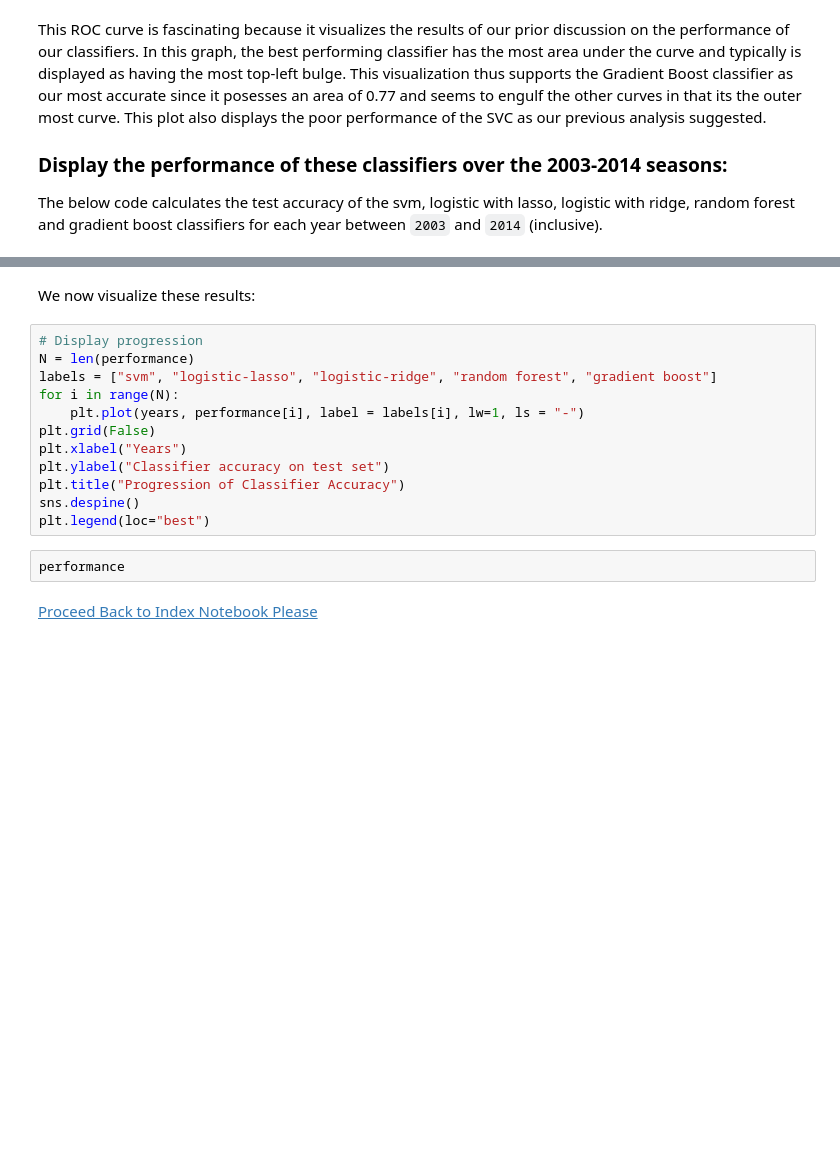
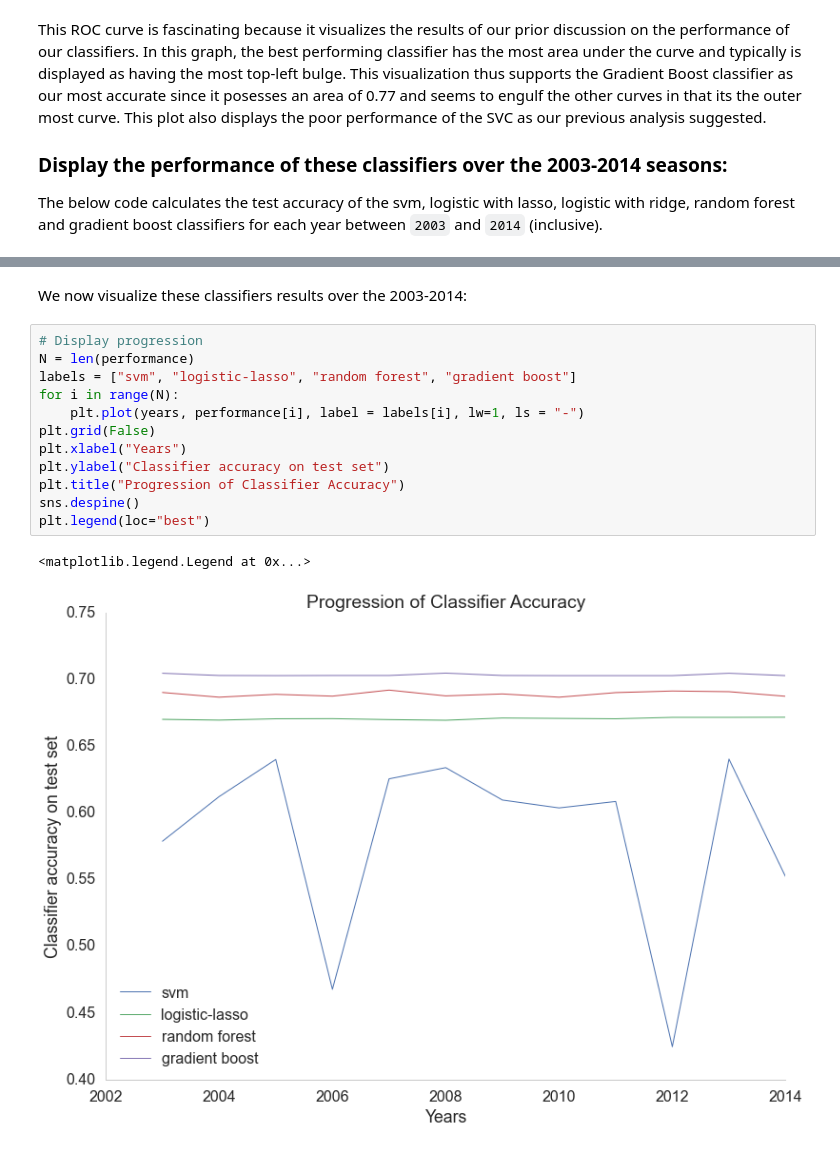
Before and after one commit to mdgoldberg/playprediction, a Jupyter notebook: proj_func.ipynb, the cells around one changed output, grey strips where cells are left out. Cells and saved outputs as stored; diff of their text form; blank space fills up the shorter version.

```diff
--- a/proj_func.ipynb
+++ b/proj_func.ipynb
@@ -490,19 +492,18 @@ Accuracy on test data:     0.706422
 ########################################################
 # %% [markdown]
-We now visualize these results:
+We now visualize these classifiers results over the 2003-2014:
 # %%
 # Display progression
 N = len(performance)
-labels = ["svm", "logistic-lasso", "logistic-ridge", "random forest", "gradient boost"]
+labels = ["svm", "logistic-lasso", "random forest", "gradient boost"]
 for i in range(N):
     plt.plot(years, performance[i], label = labels[i], lw=1, ls = "-")
 plt.grid(False)
 plt.xlabel("Years")
 plt.ylabel("Classifier accuracy on test set")
 plt.title("Progression of Classifier Accuracy")
 sns.despine()
 plt.legend(loc="best")
+# %% [output]
+<matplotlib.legend.Legend at 0x...>
+[figure, added]
-# %%
-performance
-# %% [markdown]
-[Proceed Back to Index Notebook Please]()
```
Also changed, not shown: parts of 31 cells of this notebook, 4 other files.
